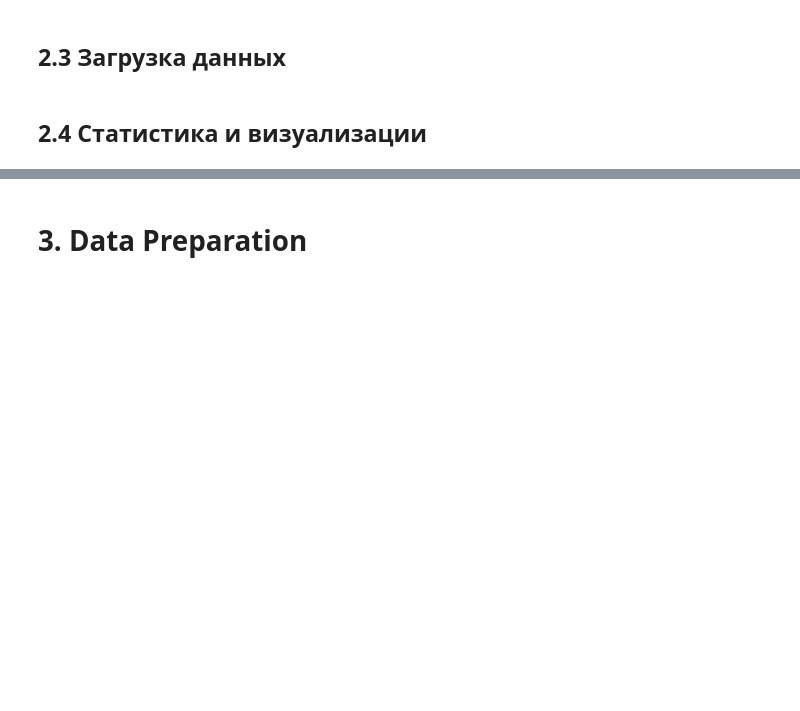
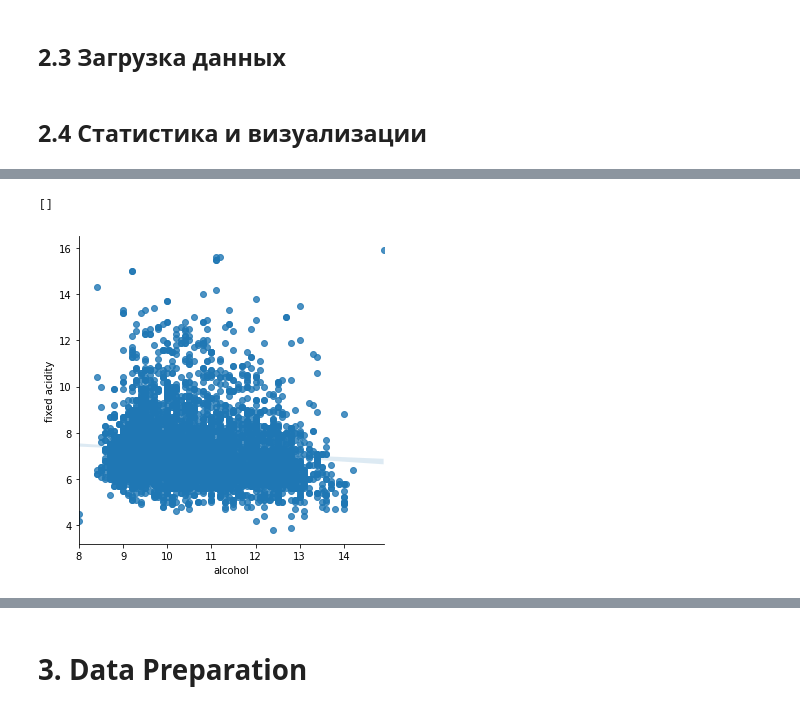
Before and after one commit to HeliosBI/AML_ZAK_HW2, a Jupyter notebook: crisp_wine.ipynb, the cells around one changed output, grey strips where cells are left out. Drawn from its saved outputs; the diff is of its cells as text; code cells hidden in the pictures; blank space fills up the shorter version.

```diff
--- a/crisp_wine.ipynb
+++ b/crisp_wine.ipynb
@@ -27,0 +175,6 @@
+# %%
+sns.lmplot(x="alcohol",y="fixed acidity",data=df)
+plt.plot()
+# %% [output]
+[]
+[figure, added]
```
Also changed, not shown: parts of 80 cells of this notebook.
